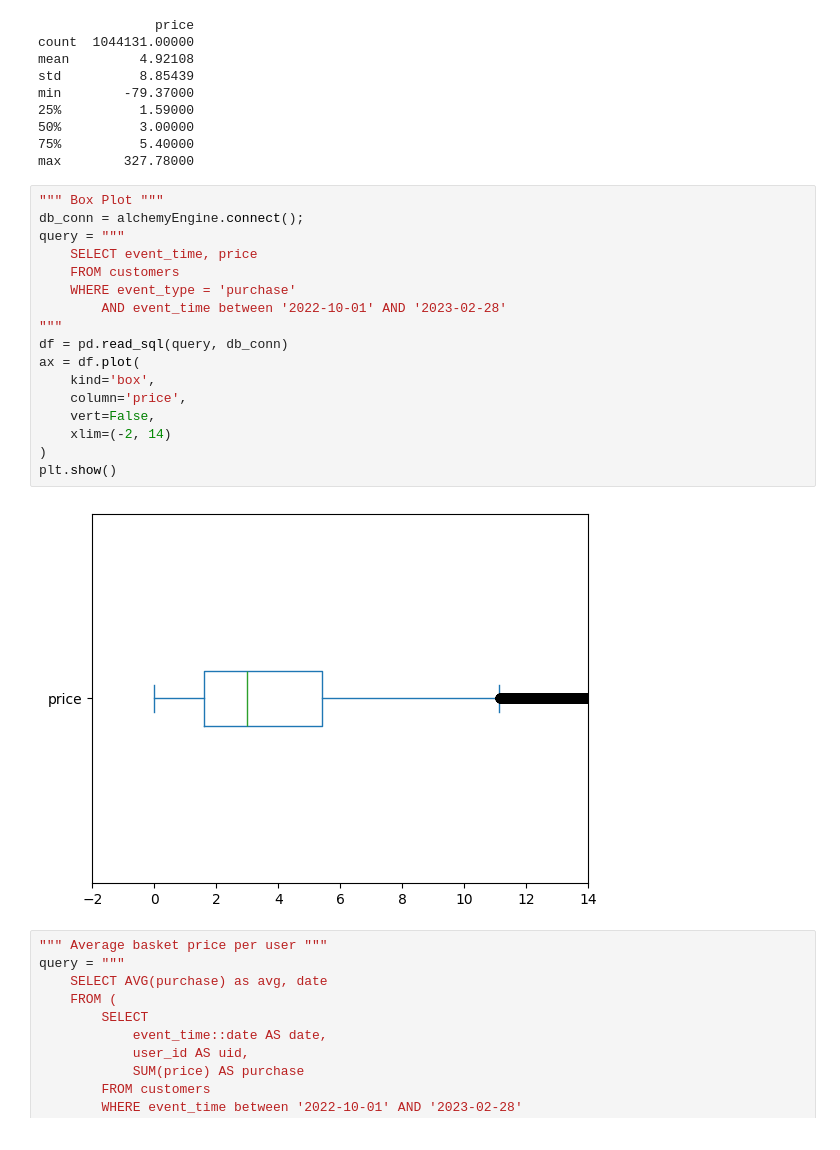
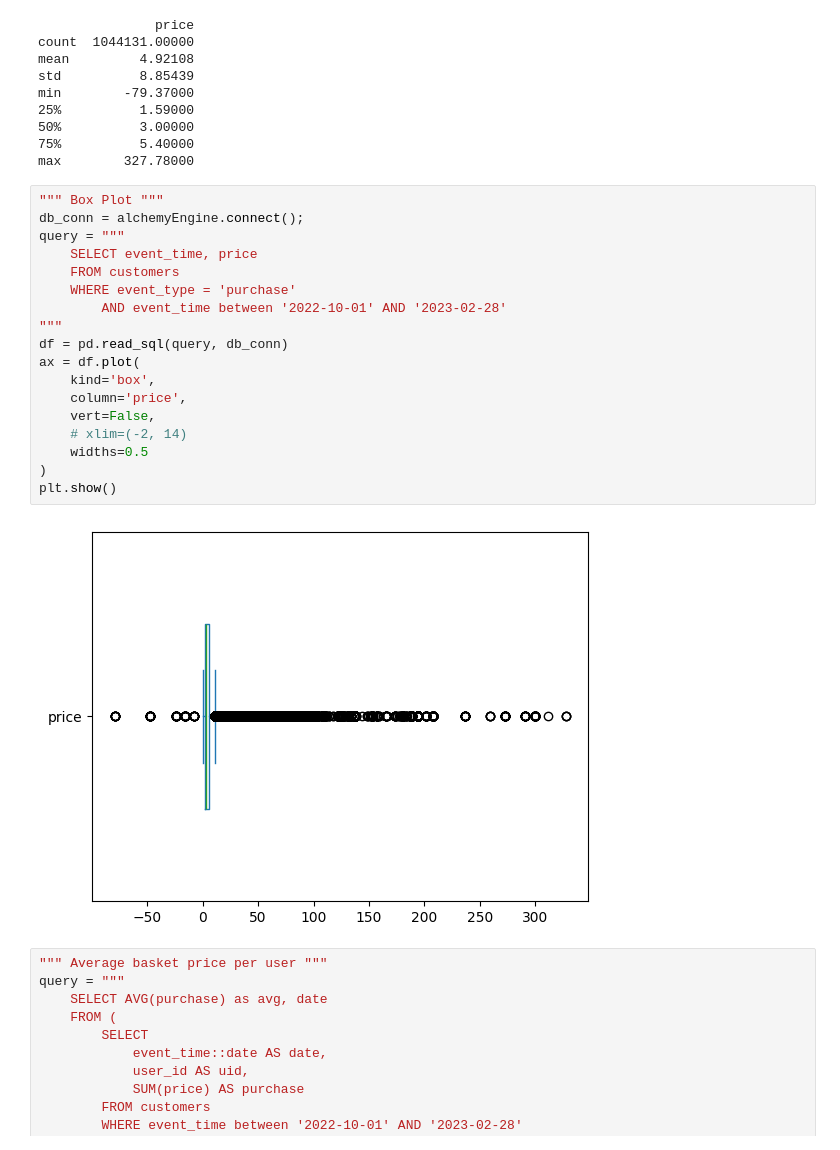
Before and after one commit to viruskizz/42bangkok-datascience-piscine, a Jupyter notebook: ds02/ex02/mustache.ipynb, the cells around one changed output. Saved outputs shown, nothing was run; the diff lists cells and outputs as text.

```diff
--- a/ds02/ex02/mustache.ipynb
+++ b/ds02/ex02/mustache.ipynb
@@ -78,22 +78,23 @@ max        327.78000
 # %%
 """ Box Plot """
 db_conn = alchemyEngine.connect();
 query = """
     SELECT event_time, price
     FROM customers
     WHERE event_type = 'purchase'
         AND event_time between '2022-10-01' AND '2023-02-28'
 """
 df = pd.read_sql(query, db_conn)
 ax = df.plot(
     kind='box',
     column='price',
     vert=False,
-    xlim=(-2, 14)
+    # xlim=(-2, 14)
+    widths=0.5
 )
 plt.show()
 # %% [output]
-[figure, old version]
+[figure, new version]
 # %%
 """ Average basket price per user """
 query = """
```
Also changed, not shown: 5 other files.
